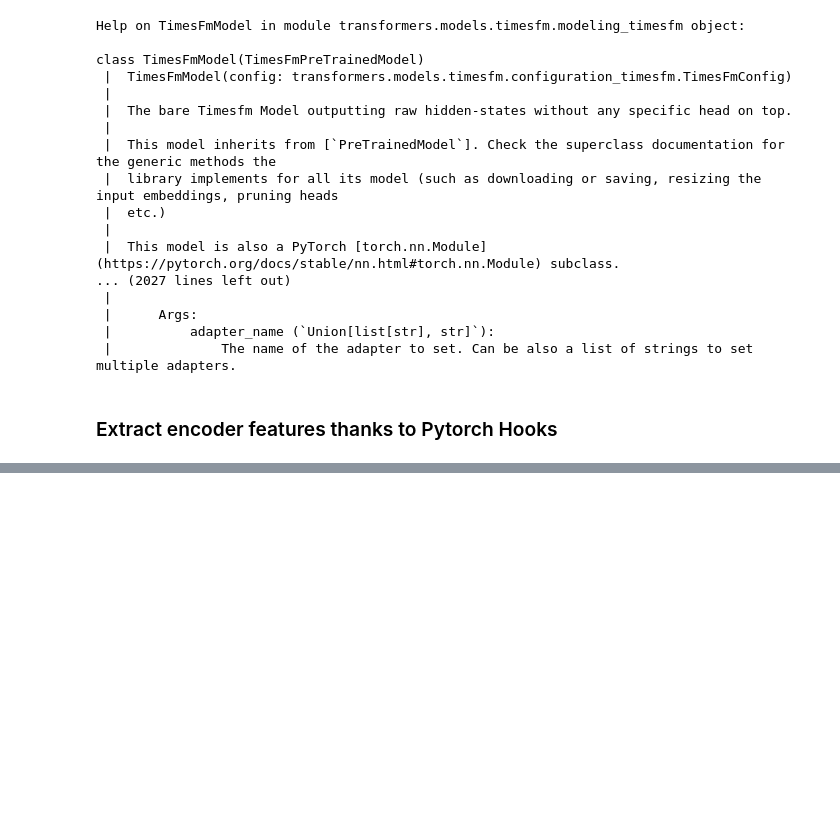
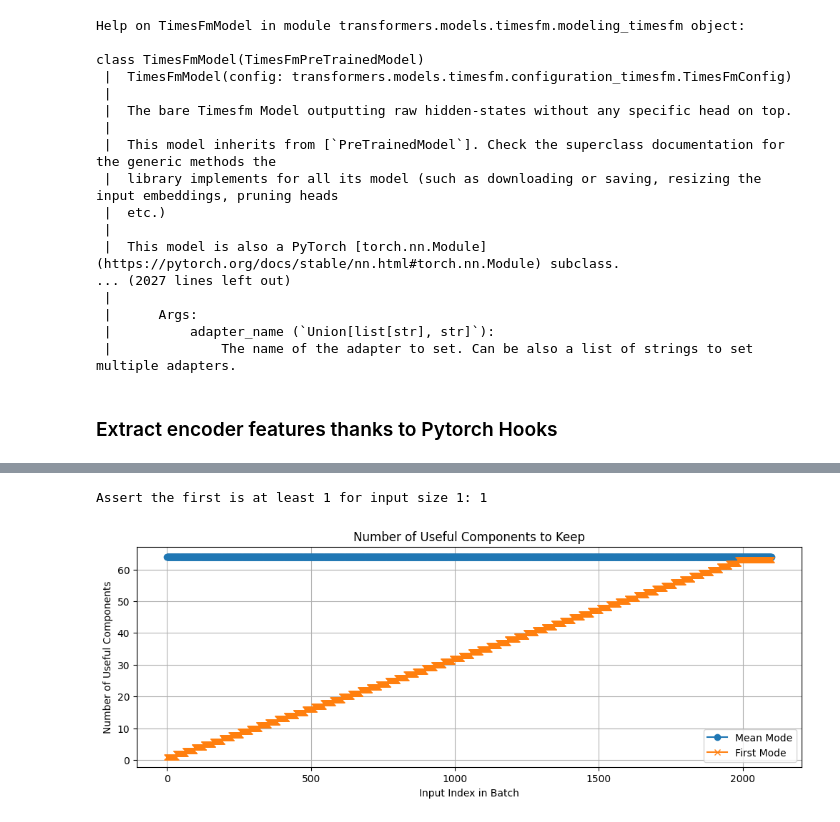
Before and after one commit to LouisBrusset/ITER-transformers-for-tokamak-timeseries, a Jupyter notebook: notebooks/experiments/timesfm_components.ipynb, the cells around one changed output, grey strips where cells are left out. Cells and saved outputs as stored; diff of their text form; code cells hidden in the pictures; blank space fills up the shorter version.

```diff
--- a/notebooks/experiments/timesfm_components.ipynb
+++ b/notebooks/experiments/timesfm_components.ipynb
@@ -371,0 +502,10 @@ torch.Size([3, 64, 1280])
+# %%
+dummy_past_values3 = [torch.randn(ts).to(torch.bfloat16).to(extractor.model.device) for ts in [i+1 for i in range(2100)]]
+dummy_freq3 = [torch.tensor([0]).to(extractor.model.device) for _ in range(len(dummy_past_values3))]
+# %%
+features3, _ = extractor.extract_features(dummy_past_values3, dummy_freq3)
+# %%
+plot_useful_components(features3, threshold=0.001)
+# %% [output]
+Assert the first is at least 1 for input size 1: 1
+[figure, added]
```
Also changed, not shown: parts of 19 cells of this notebook, 20 other files.
